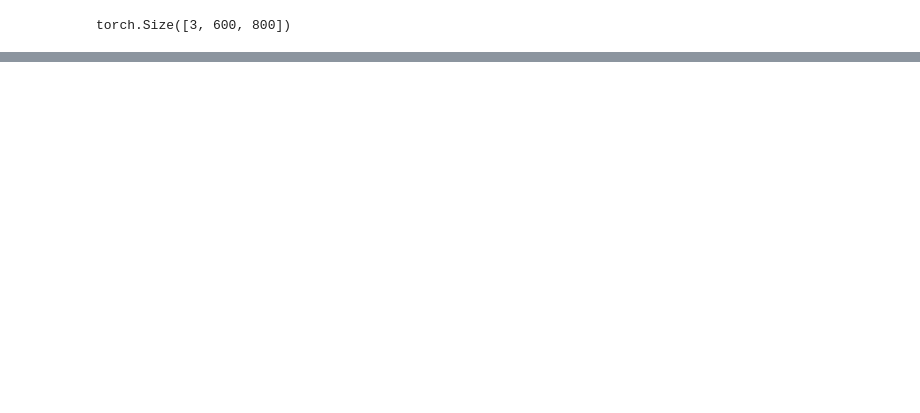
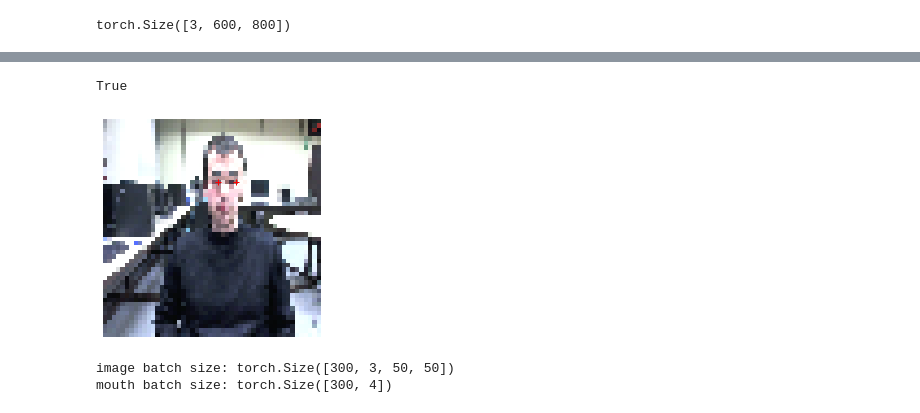
Before and after one commit to gsarmientod/MLP_OJOS, a Jupyter notebook: Donde estan los ojos.ipynb, the cells around one changed output, grey strips where cells are left out. Cells and saved outputs as stored; diff of their text form; code cells hidden in the pictures; blank space fills up the shorter version.

```diff
--- a/Donde estan los ojos.ipynb
+++ b/Donde estan los ojos.ipynb
@@ -160,0 +197,31 @@ Text(0.5, 1.0, '001_01.png')
+# %%
+def plot_person(img,eyes):
+    plt.imshow(img.permute(1,2,0)) # paso necesario debido al formato de las imágenes en pytorch
+    plt.plot(eyes[0],eyes[1],'+r')
+    plt.plot(eyes[2],eyes[3],'+r')
+    plt.axis('off')
+# %%
+##########################
+### CONFIGURACION
+##########################
+
+RANDOM_SEED = 123
+NUM_EPOCHS = 100
+DEVICE = torch.device('cuda' if torch.cuda.is_available() else 'cpu')
+lr = 0.01
+RS = 50 # escalamiento de todas la imagenes a RS x RS
+BS = 300
+
+torch.manual_seed(RANDOM_SEED);
+# %%
+torch.cuda.is_available()
+# %% [output]
+True
+# %%
+train_ds = CustomImageDataset(train_dir, resizes=(RS,RS))
+# %%
+img,y = train_ds[34] # un gato específico
+# %%
+plot_person(img,y)
+# %% [output]
+[figure, added]
@@ -160,0 +230,7 @@ Text(0.5, 1.0, '001_01.png')
+# %%
+img, y = next(iter(train_dl))
+print(f"image batch size: {img.size()}")
+print(f"mouth batch size: {y.size()}")
+# %% [output]
+image batch size: torch.Size([300, 3, 50, 50])
+mouth batch size: torch.Size([300, 4])
```
Also changed, not shown: parts of 18 cells of this notebook, 1 other file.
